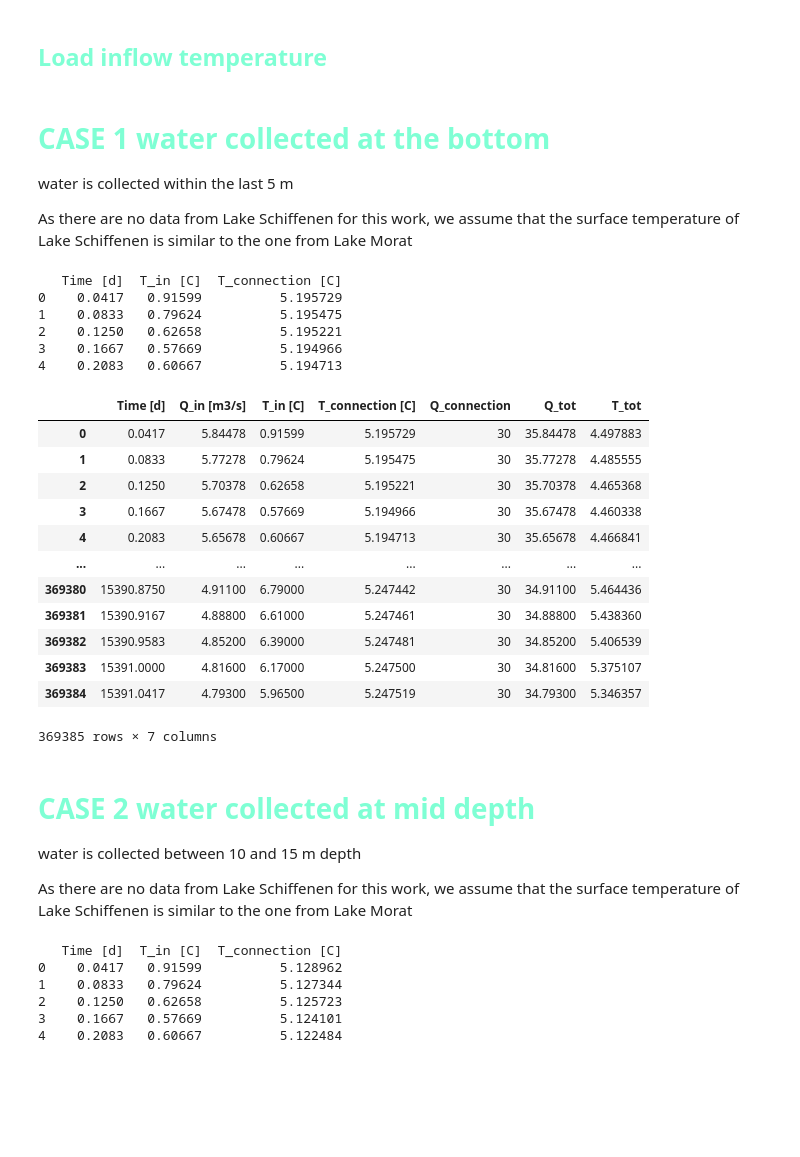
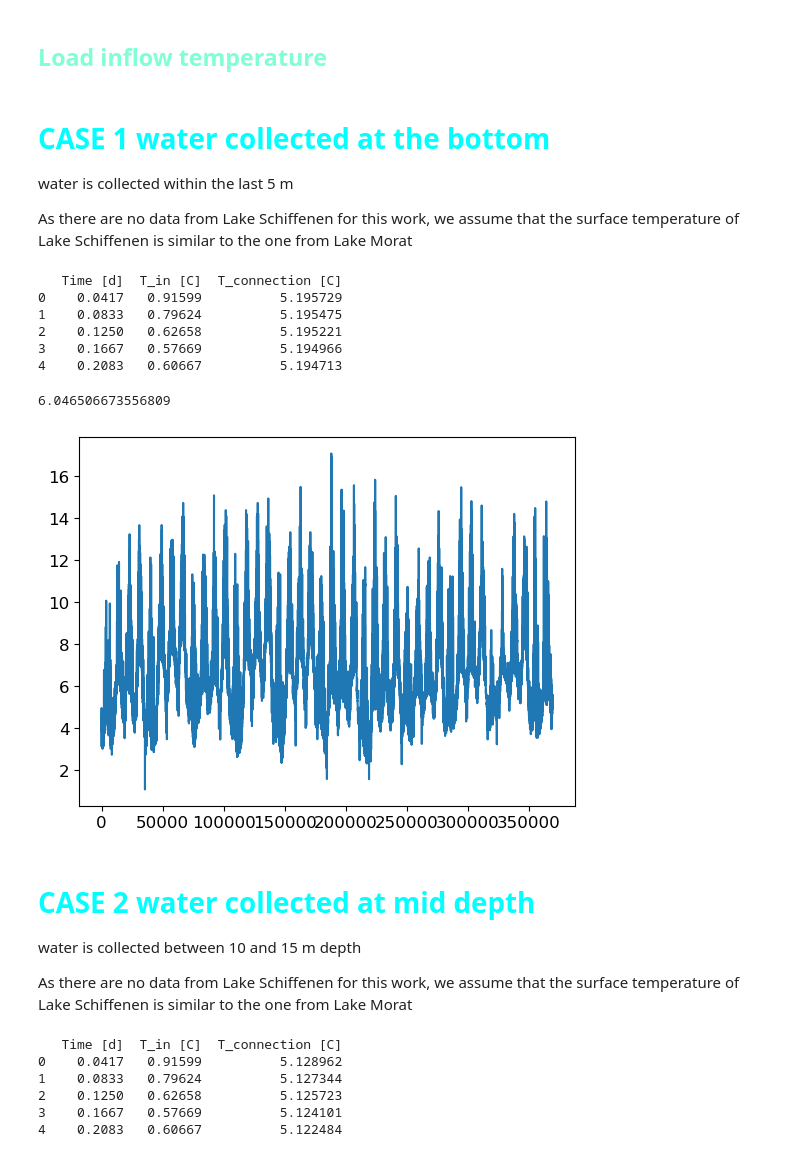
Before and after one commit to damienbouffard/UNIL_Limnolab_Lake_Heat_Fluxes, a Jupyter notebook: notebooks/change_forcing.ipynb, the cells around one changed output. Drawn from its saved outputs; the diff is of its cells as text; code cells hidden in the pictures; blank space fills up the shorter version.

```diff
--- a/notebooks/change_forcing.ipynb
+++ b/notebooks/change_forcing.ipynb
@@ -80,7 +83,7 @@ os.path.join(mydir, myfile)
 #df_Tin = pd.read_csv(os.path.join(mydir, myfile), delim_whitespace=True, skiprows=3, names=["Time [d]", "T_in [C]"])
 df_Tin = pd.read_csv(os.path.join(mydir, myfile), sep=r'\s+', skiprows=3, names=["Time [d]", "T_in [C]"])
 # %% [markdown]
-# <span style="color:aquamarine"> CASE 1 water collected at the bottom</span>
+# <span style="color:cyan"> CASE 1 water collected at the bottom</span>
 
 water is collected within the last 5 m
 
@@ -119,24 +117,15 @@ print(dT_connection.head())
 # %%
 df_merged = pd.merge(df_Qin, dT_connection, on='Time [d]')
 df_merged['Q_connection'] = 30
+
+df_merged['Q_tot'] = df_merged['Q_in [m3/s]'] + df_merged['Q_connection']
+df_merged['T_tot'] = (df_merged['Q_in [m3/s]'] * df_merged['T_in [C]'] + df_merged['Q_connection'] * df_merged['T_connection [C]']) / df_merged['Q_tot']
+df_merged
+df_merged['T_tot'].plot()
+df_merged['T_tot'].mean()
+# %% [output]
+6.046506673556809
+[figure, added]
-# %%
-df_merged['Q_tot'] = df_merged['Q_in [m3/s]'] + df_merged['Q_connection']
-df_merged['T_tot'] = (df_merged['Q_in [m3/s]'] * df_merged['T_in [C]'] + df_merged['Q_connection'] * df_merged['T_connection [C]']) / df_merged['Q_tot']
-df_merged
-# %% [output]
-|  | Time [d] | Q_in [m3/s] | T_in [C] | T_connection [C] | Q_connection | Q_tot | T_tot |
-| 0 | 0.0417 | 5.84478 | 0.91599 | 5.195729 | 30 | 35.84478 | 4.497883 |
-| 1 | 0.0833 | 5.77278 | 0.79624 | 5.195475 | 30 | 35.77278 | 4.485555 |
-| 2 | 0.1250 | 5.70378 | 0.62658 | 5.195221 | 30 | 35.70378 | 4.465368 |
-| 3 | 0.1667 | 5.67478 | 0.57669 | 5.194966 | 30 | 35.67478 | 4.460338 |
-| 4 | 0.2083 | 5.65678 | 0.60667 | 5.194713 | 30 | 35.65678 | 4.466841 |
-| ... | ... | ... | ... | ... | ... | ... | ... |
-| 369380 | 15390.8750 | 4.91100 | 6.79000 | 5.247442 | 30 | 34.91100 | 5.464436 |
-| 369381 | 15390.9167 | 4.88800 | 6.61000 | 5.247461 | 30 | 34.88800 | 5.438360 |
-| 369382 | 15390.9583 | 4.85200 | 6.39000 | 5.247481 | 30 | 34.85200 | 5.406539 |
-| 369383 | 15391.0000 | 4.81600 | 6.17000 | 5.247500 | 30 | 34.81600 | 5.375107 |
-| 369384 | 15391.0417 | 4.79300 | 5.96500 | 5.247519 | 30 | 34.79300 | 5.346357 |
-369385 rows × 7 columns
 # %%
 # load the data
 mydir = '../data/'
@@ -197,6 +186,6 @@ with open('../data/Tin_modified_surf.dat', 'w') as f:
     f.writelines(modified_lines)
 # %% [markdown]
-# <span style="color:aquamarine"> CASE 2 water collected at mid depth</span>
+# <span style="color:cyan"> CASE 2 water collected at mid depth</span>
 
 water is collected between 10 and 15 m depth
 
```
Also changed, not shown: parts of 12 cells of this notebook, 8 other files.
